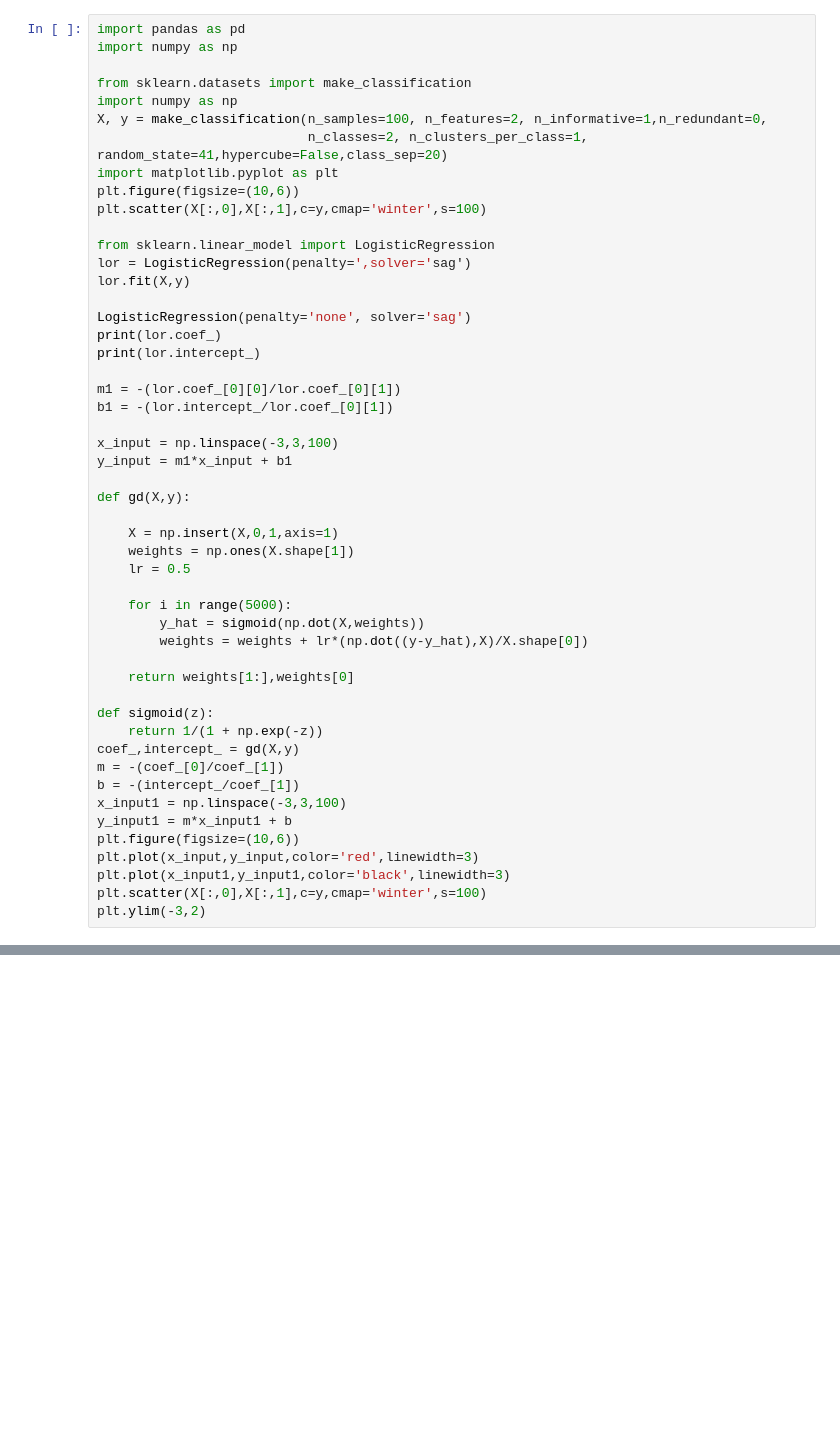
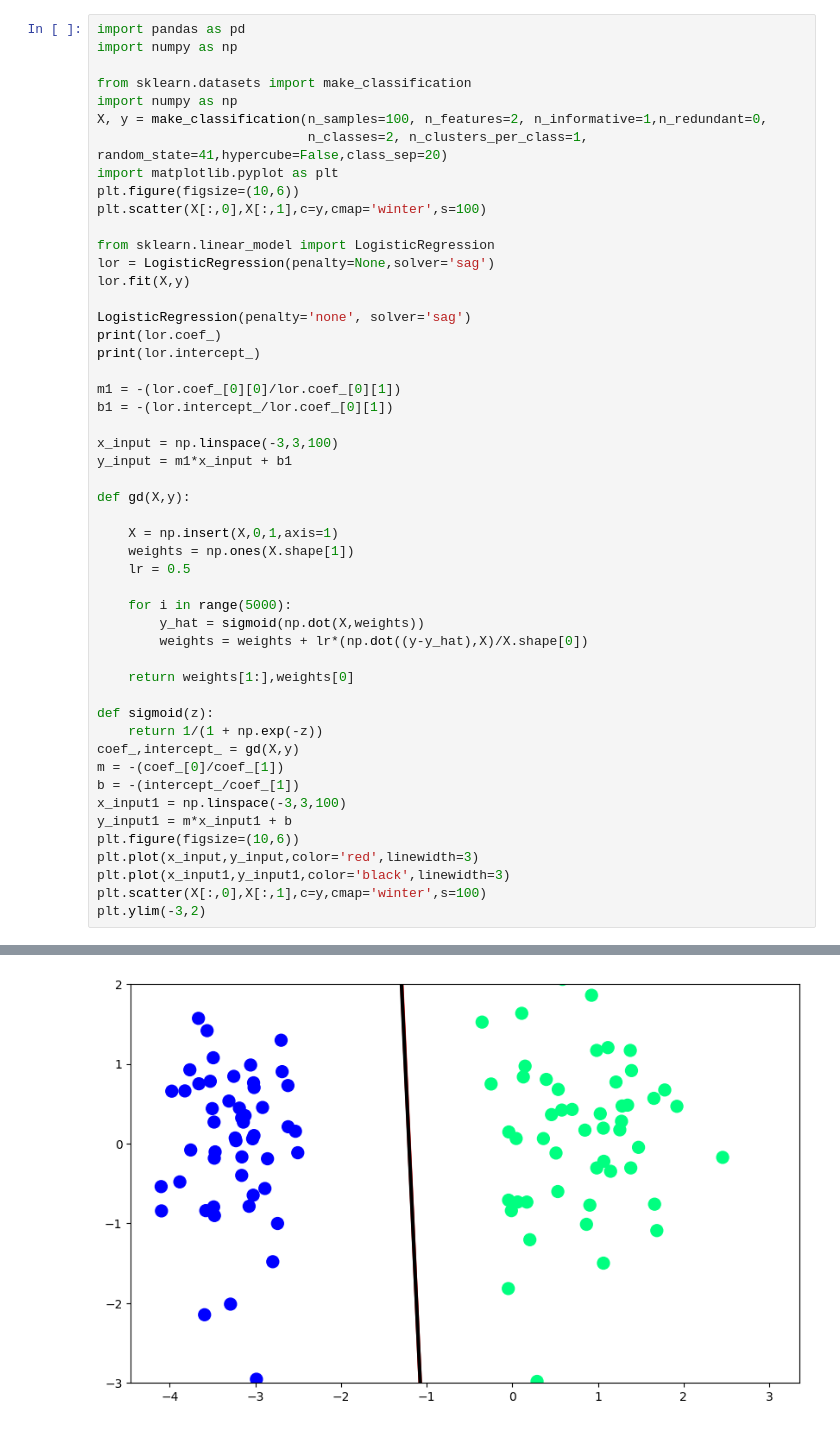
Before and after one commit to mayaannkkk/100-days-of-machine-learning, a Jupyter notebook: LogisticRegression/Untitled.ipynb, the cells around one changed output, grey strips where cells are left out. Saved outputs shown, nothing was run; the diff lists cells and outputs as text; blank space fills up the shorter version.

```diff
--- a/LogisticRegression/Untitled.ipynb
+++ b/LogisticRegression/Untitled.ipynb
@@ -11,7 +11,7 @@ plt.figure(figsize=(10,6))
 plt.scatter(X[:,0],X[:,1],c=y,cmap='winter',s=100)
 
 from sklearn.linear_model import LogisticRegression
-lor = LogisticRegression(penalty=',solver='sag')
+lor = LogisticRegression(penalty=None,solver='sag')
 lor.fit(X,y)
 
 LogisticRegression(penalty='none', solver='sag')
@@ -53 +55,2 @@ InvalidParameterError: The 'penalty' parameter of LogisticRegression must be a s
 [figure]
+[figure, added]
```
Also changed, not shown: parts of 1 cell of this notebook, 1 other file.
